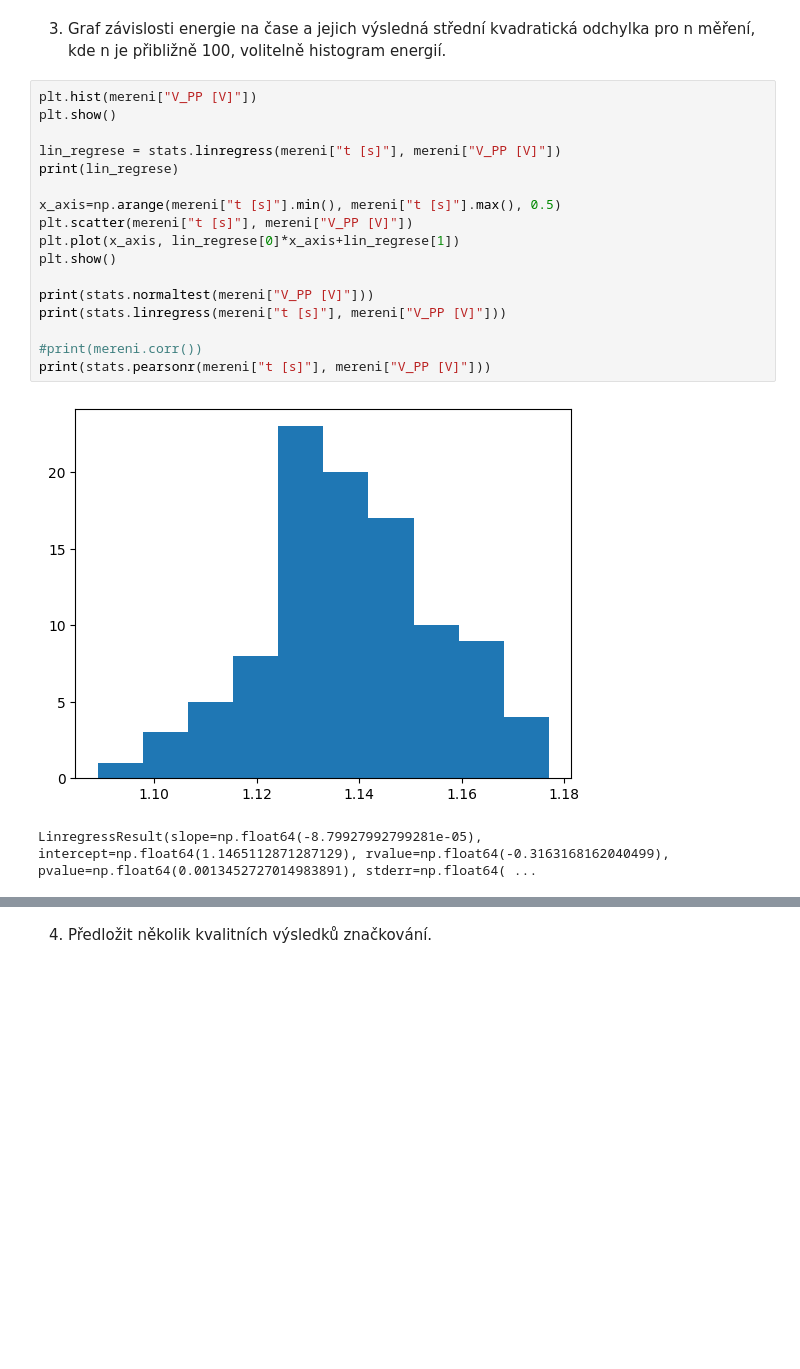
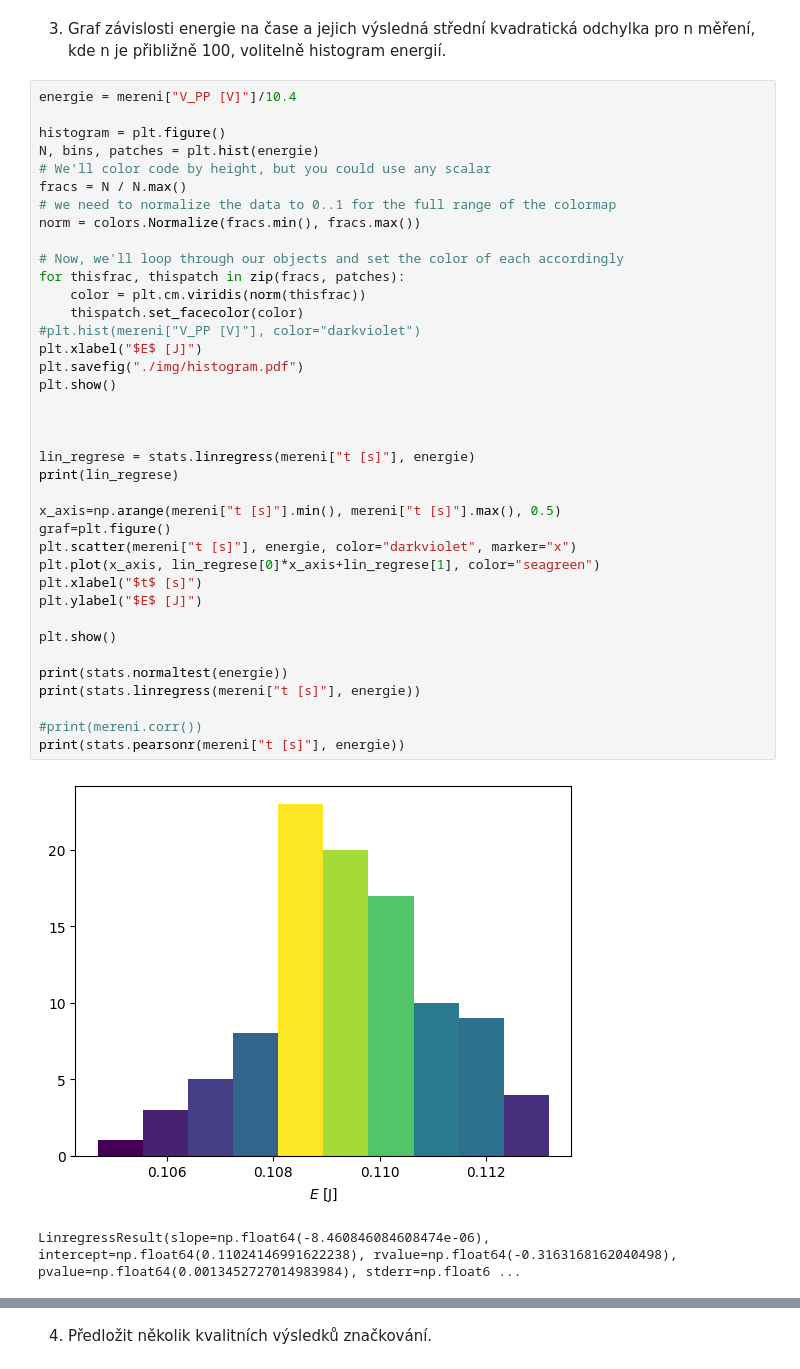
Before and after one commit to omikron-ceti/ZPLT, a Jupyter notebook: uloha_04/data_04/data_04.ipynb, the cells around one changed output, grey strips where cells are left out. Cells and saved outputs as stored; diff of their text form; blank space fills up the shorter version.

```diff
--- a/uloha_04/data_04/data_04.ipynb
+++ b/uloha_04/data_04/data_04.ipynb
@@ -36,22 +24,43 @@ out
 3. Graf závislosti energie na čase a jejich výsledná střední kvadratická odchylka pro n měření, kde n je
 přibližně 100, volitelně histogram energií.
 # %%
-plt.hist(mereni["V_PP [V]"])
+energie = mereni["V_PP [V]"]/10.4
+
+histogram = plt.figure()
+N, bins, patches = plt.hist(energie)
+# We'll color code by height, but you could use any scalar
+fracs = N / N.max()
+# we need to normalize the data to 0..1 for the full range of the colormap
+norm = colors.Normalize(fracs.min(), fracs.max())
+
+# Now, we'll loop through our objects and set the color of each accordingly
+for thisfrac, thispatch in zip(fracs, patches):
+    color = plt.cm.viridis(norm(thisfrac))
+    thispatch.set_facecolor(color)
+#plt.hist(mereni["V_PP [V]"], color="darkviolet")
+plt.xlabel("$E$ [J]")
+plt.savefig("./img/histogram.pdf")
 plt.show()
 
-lin_regrese = stats.linregress(mereni["t [s]"], mereni["V_PP [V]"])
+
+
+lin_regrese = stats.linregress(mereni["t [s]"], energie)
 print(lin_regrese)
 
 x_axis=np.arange(mereni["t [s]"].min(), mereni["t [s]"].max(), 0.5)
-plt.scatter(mereni["t [s]"], mereni["V_PP [V]"])
-plt.plot(x_axis, lin_regrese[0]*x_axis+lin_regrese[1])
+graf=plt.figure()
+plt.scatter(mereni["t [s]"], energie, color="darkviolet", marker="x")
+plt.plot(x_axis, lin_regrese[0]*x_axis+lin_regrese[1], color="seagreen")
+plt.xlabel("$t$ [s]")
+plt.ylabel("$E$ [J]")
+
 plt.show()
 
-print(stats.normaltest(mereni["V_PP [V]"]))
-print(stats.linregress(mereni["t [s]"], mereni["V_PP [V]"]))
+print(stats.normaltest(energie))
+print(stats.linregress(mereni["t [s]"], energie))
 
 #print(mereni.corr())
-print(stats.pearsonr(mereni["t [s]"], mereni["V_PP [V]"]))
+print(stats.pearsonr(mereni["t [s]"], energie))
 # %% [output]
-[figure, old version]
+[figure, new version]
-LinregressResult(slope=np.float64(-8.79927992799281e-05), intercept=np.float64(1.1465112871287129), rvalue=np.float64(-0.3163168162040499), pvalue=np.float64(0.0013452727014983891), stderr=np.float64( ...
+LinregressResult(slope=np.float64(-8.460846084608474e-06), intercept=np.float64(0.11024146991622238), rvalue=np.float64(-0.3163168162040498), pvalue=np.float64(0.0013452727014983984), stderr=np.float6 ...
```
Also changed, not shown: parts of 4 cells of this notebook, 3 other files.
